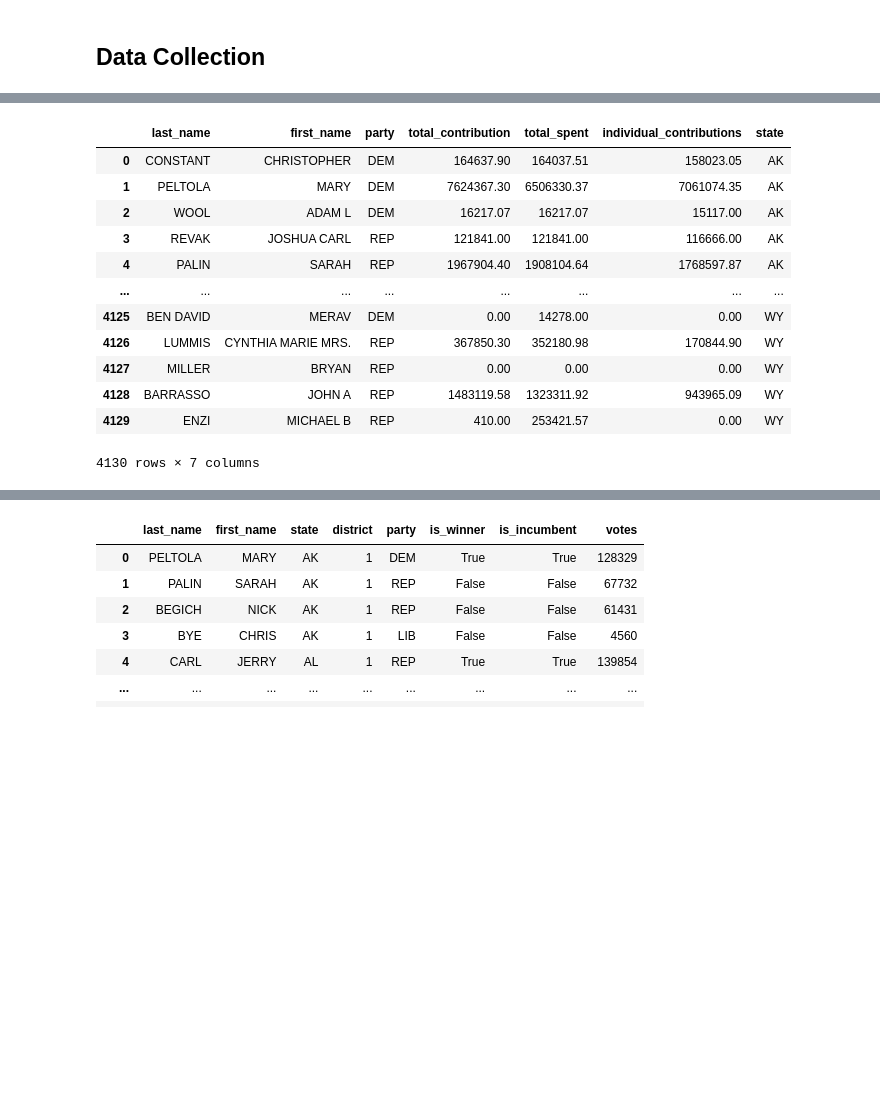
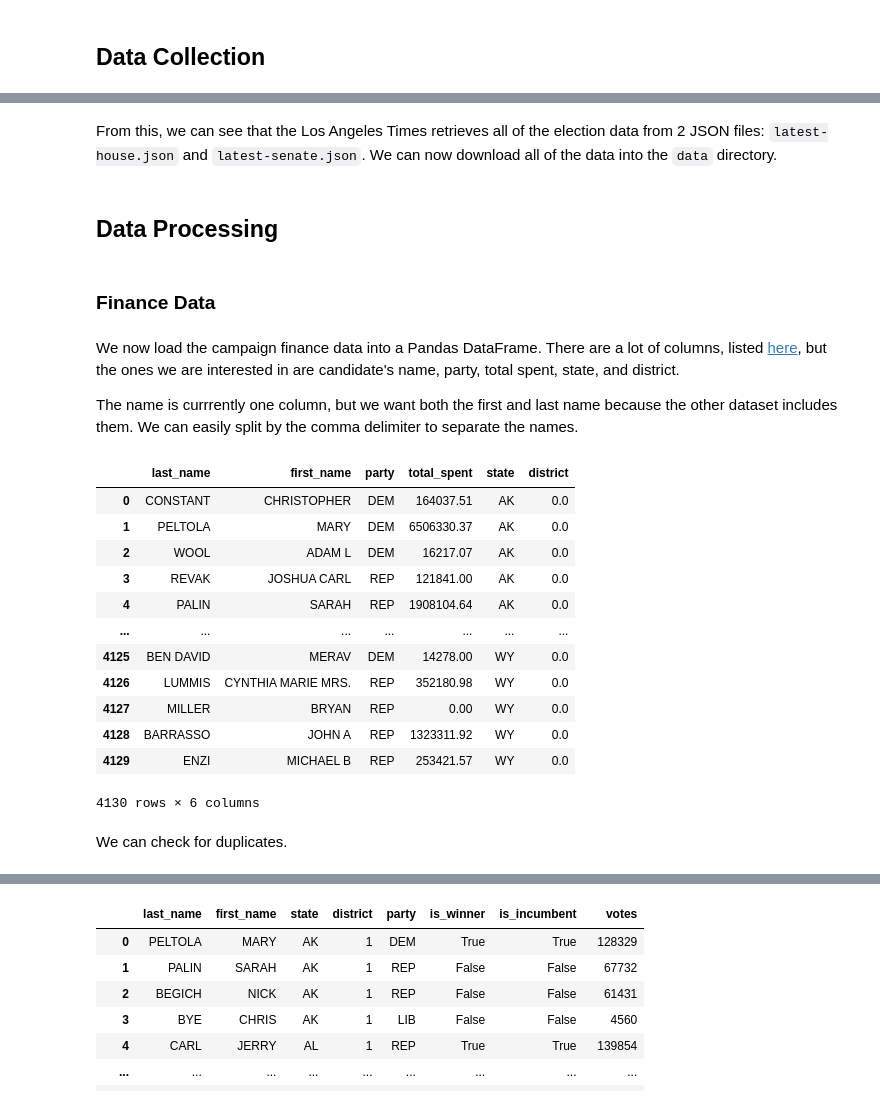
Before and after one commit to tonywu315/campaign-finance, a Jupyter notebook: analysis.ipynb, the cells around one changed output, grey strips where cells are left out. Drawn from its saved outputs; the diff is of its cells as text; code cells hidden in the pictures; blank space fills up the shorter version.

```diff
--- a/analysis.ipynb
+++ b/analysis.ipynb
@@ -40,0 +48,2 @@ with open("senate.json", "wb") as f:
+# %% [markdown]
+From this, we can see that the Los Angeles Times retrieves all of the election data from 2 JSON files: `latest-house.json` and `latest-senate.json`. We can now download all of the data into the `data` directory.
@@ -41,23 +74,35 @@ with open("senate.json", "wb") as f:
+# %% [markdown]
+## Data Processing
+# %% [markdown]
+### Finance Data
+# %% [markdown]
+We now load the campaign finance data into a Pandas DataFrame. There are a lot of columns, listed [here](https://www.fec.gov/campaign-finance-data/all-candidates-file-description/), but the ones we are interested in are candidate's name, party, total spent, state, and district.
+
+The name is currrently one column, but we want both the first and last name because the other dataset includes them. We can easily split by the comma delimiter to separate the names.
 # %%
-finance_df = pd.read_csv("weball22.txt", sep="|", header=None)[[1, 4, 5, 7, 17, 18]]
-finance_df.columns = ["name", "party", "total_contribution", "total_spent", "individual_contributions", "state"]
+# Read data into finance_df dataframe and keep important columns
+finance_df = pd.read_csv("data/weball22.txt", sep="|", header=None)[[1, 4, 7, 18, 19]]
+finance_df.columns = ["name", "party", "total_spent", "state", "district"]
 finance_df
 
+# Split the name column into first and last name
 df = finance_df["name"].str.split(", ", n=1, expand=True)
 df.columns = ["last_name", "first_name"]
 finance_df = df.join(finance_df.iloc[:, 1:])
 finance_df
 # %% [output]
-|  | last_name | first_name | party | total_contribution | total_spent | individual_contributions | state |
-| 0 | CONSTANT | CHRISTOPHER | DEM | 164637.90 | 164037.51 | 158023.05 | AK |
-| 1 | PELTOLA | MARY | DEM | 7624367.30 | 6506330.37 | 7061074.35 | AK |
-| 2 | WOOL | ADAM L | DEM | 16217.07 | 16217.07 | 15117.00 | AK |
-| 3 | REVAK | JOSHUA CARL | REP | 121841.00 | 121841.00 | 116666.00 | AK |
-| 4 | PALIN | SARAH | REP | 1967904.40 | 1908104.64 | 1768597.87 | AK |
-| ... | ... | ... | ... | ... | ... | ... | ... |
-| 4125 | BEN DAVID | MERAV | DEM | 0.00 | 14278.00 | 0.00 | WY |
-| 4126 | LUMMIS | CYNTHIA MARIE MRS. | REP | 367850.30 | 352180.98 | 170844.90 | WY |
-| 4127 | MILLER | BRYAN | REP | 0.00 | 0.00 | 0.00 | WY |
-| 4128 | BARRASSO | JOHN A | REP | 1483119.58 | 1323311.92 | 943965.09 | WY |
-| 4129 | ENZI | MICHAEL B | REP | 410.00 | 253421.57 | 0.00 | WY |
+|  | last_name | first_name | party | total_spent | state | district |
+| 0 | CONSTANT | CHRISTOPHER | DEM | 164037.51 | AK | 0.0 |
+| 1 | PELTOLA | MARY | DEM | 6506330.37 | AK | 0.0 |
+| 2 | WOOL | ADAM L | DEM | 16217.07 | AK | 0.0 |
+| 3 | REVAK | JOSHUA CARL | REP | 121841.00 | AK | 0.0 |
+| 4 | PALIN | SARAH | REP | 1908104.64 | AK | 0.0 |
+| ... | ... | ... | ... | ... | ... | ... |
+| 4125 | BEN DAVID | MERAV | DEM | 14278.00 | WY | 0.0 |
+| 4126 | LUMMIS | CYNTHIA MARIE MRS. | REP | 352180.98 | WY | 0.0 |
+| 4127 | MILLER | BRYAN | REP | 0.00 | WY | 0.0 |
+| 4128 | BARRASSO | JOHN A | REP | 1323311.92 | WY | 0.0 |
+| 4129 | ENZI | MICHAEL B | REP | 253421.57 | WY | 0.0 |
-4130 rows × 7 columns
+4130 rows × 6 columns
+# %% [markdown]
+We can check for duplicates.
```
Also changed, not shown: parts of 55 cells of this notebook, 7 other files.
